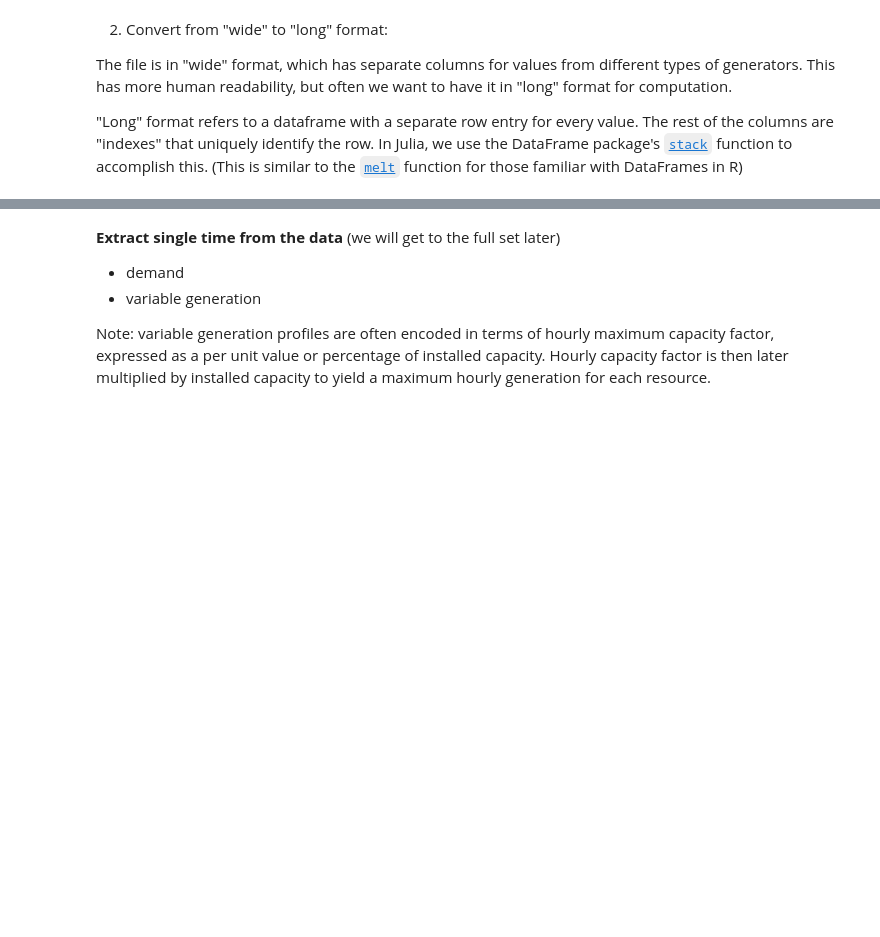
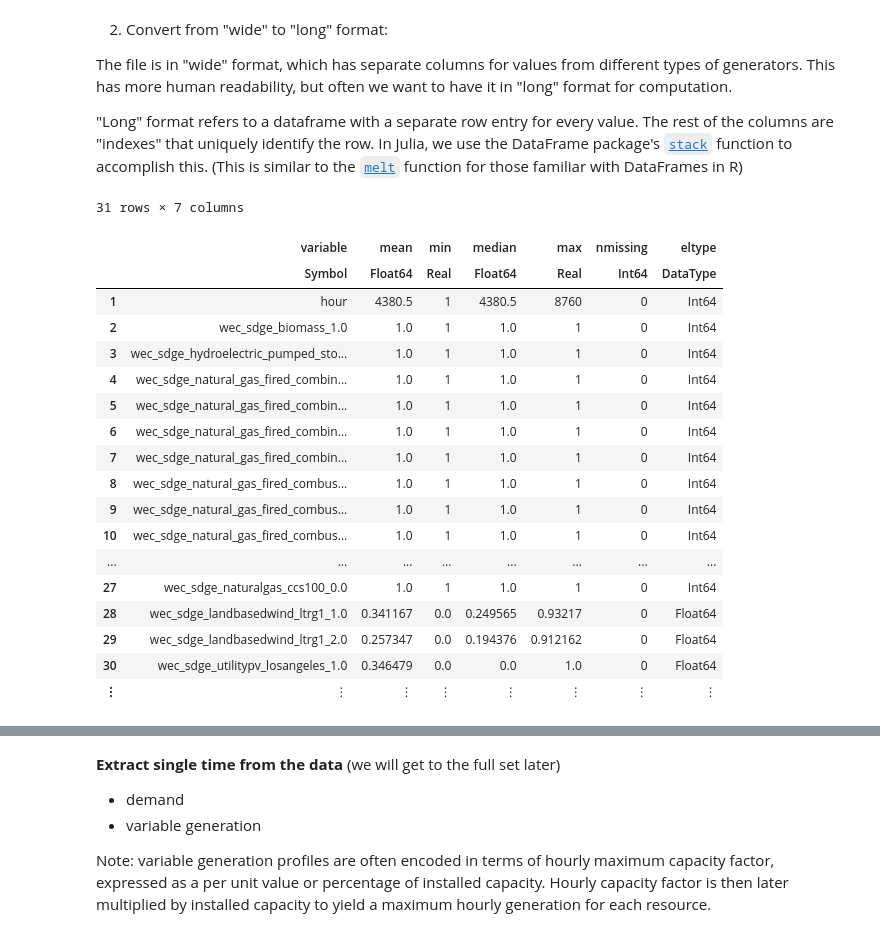
Before and after one commit to Power-Systems-Optimization-Course/power-systems-optimization, a Jupyter notebook: Notebooks/04-Economic-Dispatch.ipynb, the cells around one changed output, grey strips where cells are left out. Saved outputs shown, nothing was run; the diff lists cells and outputs as text; code cells hidden in the pictures; blank space fills up the shorter version.

```diff
--- a/Notebooks/04-Economic-Dispatch.ipynb
+++ b/Notebooks/04-Economic-Dispatch.ipynb
@@ -138,6 +204,28 @@ sort!(loads, :hour);
 The file is in "wide" format, which has separate columns for values from different types of generators. This has more human readability, but often we want to have it in "long" format for computation.
 
 "Long" format refers to a dataframe with a separate row entry for every value. The rest of the columns are "indexes" that uniquely identify the row. In Julia, we use the DataFrame package's [`stack`](https://juliadata.github.io/DataFrames.jl/stable/man/reshaping_and_pivoting/) function to accomplish this. (This is similar to the [`melt`](https://www.rdocumentation.org/packages/reshape2/versions/1.4.4/topics/melt) function for those familiar with DataFrames in R)
+# %%
+describe(gen_variable)
+# %% [output]
+31 rows × 7 columns
+|  | variable | mean | min | median | max | nmissing | eltype |
+|  | Symbol | Float64 | Real | Float64 | Real | Int64 | DataType |
+| 1 | hour | 4380.5 | 1 | 4380.5 | 8760 | 0 | Int64 |
+| 2 | wec_sdge_biomass_1.0 | 1.0 | 1 | 1.0 | 1 | 0 | Int64 |
+| 3 | wec_sdge_hydroelectric_pumped_sto... | 1.0 | 1 | 1.0 | 1 | 0 | Int64 |
+| 4 | wec_sdge_natural_gas_fired_combin... | 1.0 | 1 | 1.0 | 1 | 0 | Int64 |
+| 5 | wec_sdge_natural_gas_fired_combin... | 1.0 | 1 | 1.0 | 1 | 0 | Int64 |
+| 6 | wec_sdge_natural_gas_fired_combin... | 1.0 | 1 | 1.0 | 1 | 0 | Int64 |
+| 7 | wec_sdge_natural_gas_fired_combin... | 1.0 | 1 | 1.0 | 1 | 0 | Int64 |
+| 8 | wec_sdge_natural_gas_fired_combus... | 1.0 | 1 | 1.0 | 1 | 0 | Int64 |
+| 9 | wec_sdge_natural_gas_fired_combus... | 1.0 | 1 | 1.0 | 1 | 0 | Int64 |
+| 10 | wec_sdge_natural_gas_fired_combus... | 1.0 | 1 | 1.0 | 1 | 0 | Int64 |
+| ... | ... | ... | ... | ... | ... | ... | ... |
+| 27 | wec_sdge_naturalgas_ccs100_0.0 | 1.0 | 1 | 1.0 | 1 | 0 | Int64 |
+| 28 | wec_sdge_landbasedwind_ltrg1_1.0 | 0.341167 | 0.0 | 0.249565 | 0.93217 | 0 | Float64 |
+| 29 | wec_sdge_landbasedwind_ltrg1_2.0 | 0.257347 | 0.0 | 0.194376 | 0.912162 | 0 | Float64 |
+| 30 | wec_sdge_utilitypv_losangeles_1.0 | 0.346479 | 0.0 | 0.0 | 1.0 | 0 | Float64 |
+| ⋮ | ⋮ | ⋮ | ⋮ | ⋮ | ⋮ | ⋮ | ⋮ |
 # %%
 gen_variable_long = stack(gen_variable,
                         Not(:hour),
```
Also changed, not shown: parts of 24 cells of this notebook, 1 other file.
